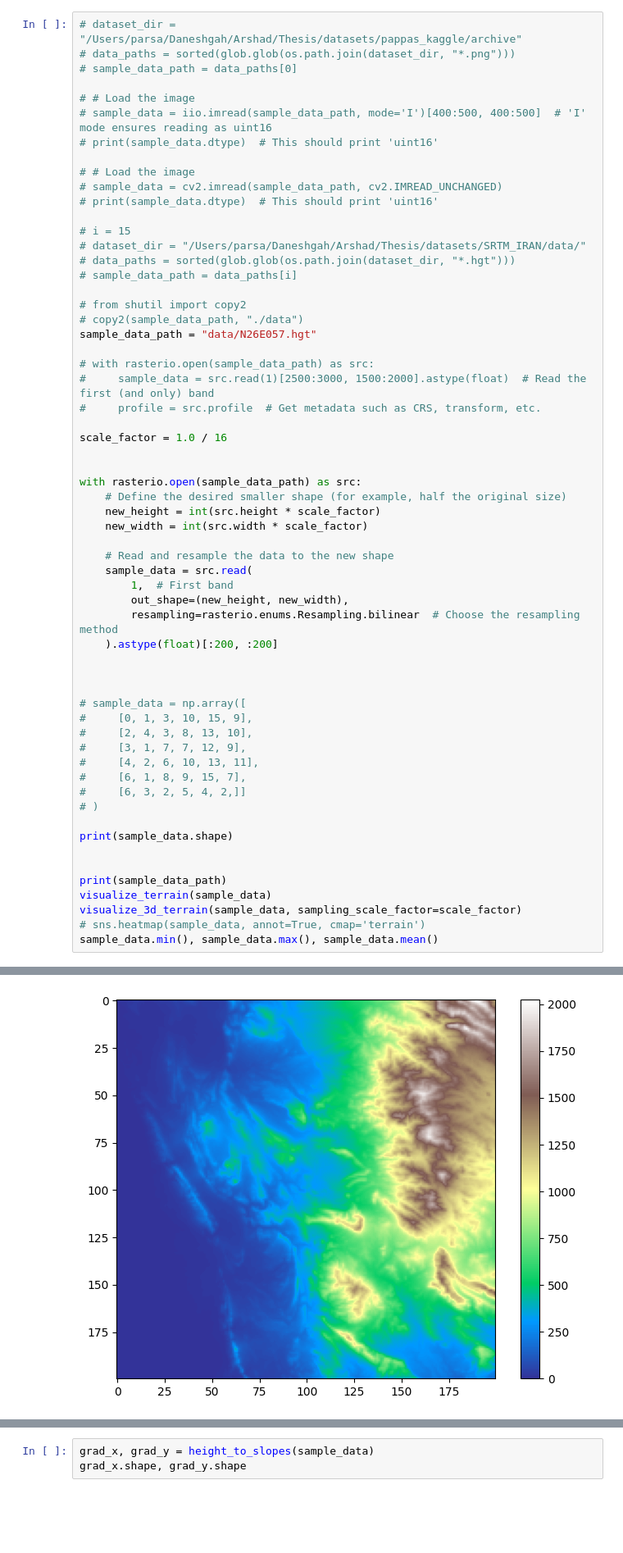
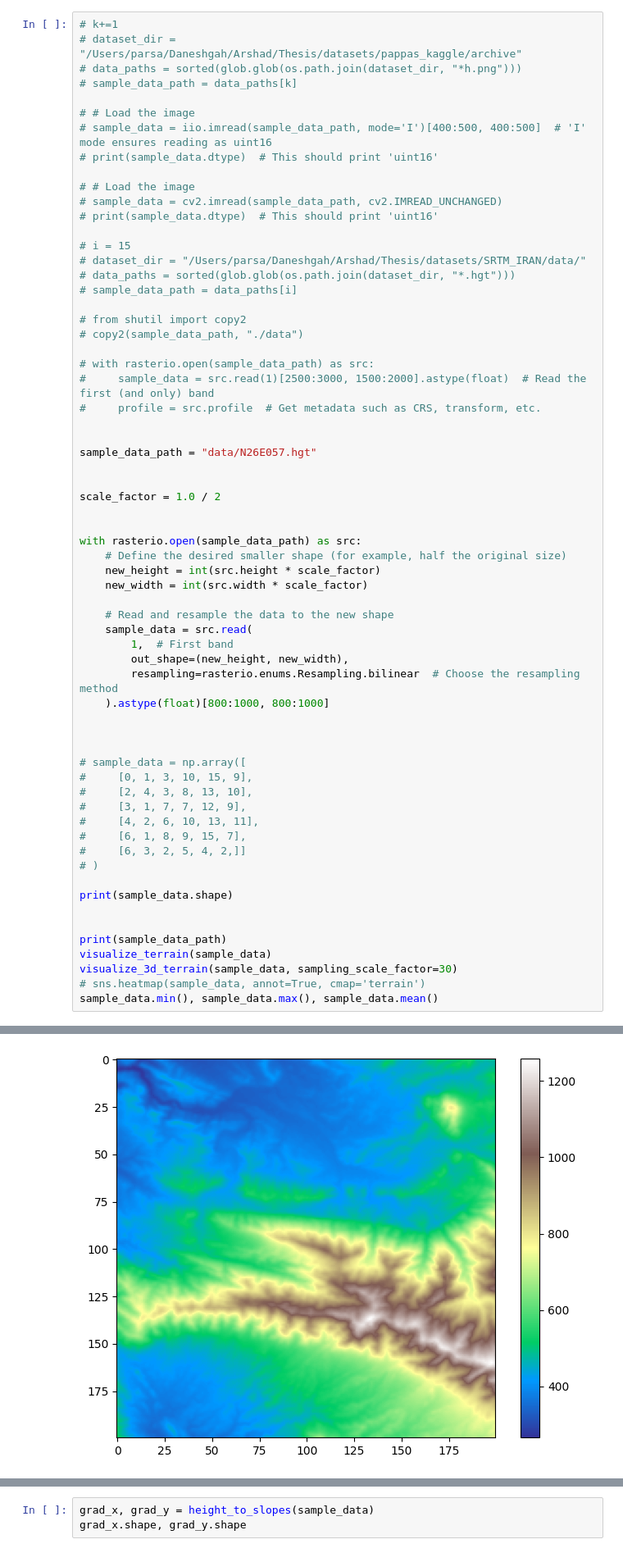
Before and after one commit to parsadaj/WaveFunctionCollapse, a Jupyter notebook: terrain_wfc.ipynb, the cells around one changed output, grey strips where cells are left out. Shown at 82% size. Cells and saved outputs as stored; diff of their text form; blank space fills up the shorter version.

```diff
--- a/terrain_wfc.ipynb
+++ b/terrain_wfc.ipynb
@@ -12,7 +15,8 @@ from functions import height_to_slopes, slopes_to_height
 # %%
+# k+=1
 # dataset_dir = "/Users/parsa/Daneshgah/Arshad/Thesis/datasets/pappas_kaggle/archive"
-# data_paths = sorted(glob.glob(os.path.join(dataset_dir, "*.png")))
-# sample_data_path = data_paths[0]
+# data_paths = sorted(glob.glob(os.path.join(dataset_dir, "*h.png")))
+# sample_data_path = data_paths[k]
 
 # # Load the image
 # sample_data = iio.imread(sample_data_path, mode='I')[400:500, 400:500]  # 'I' mode ensures reading as uint16
@@ -29,13 +33,16 @@ from functions import height_to_slopes, slopes_to_height
 
 # from shutil import copy2
 # copy2(sample_data_path, "./data")
-sample_data_path = "data/N26E057.hgt"
 
 # with rasterio.open(sample_data_path) as src:
 #     sample_data = src.read(1)[2500:3000, 1500:2000].astype(float)  # Read the first (and only) band
 #     profile = src.profile  # Get metadata such as CRS, transform, etc.
 
-scale_factor = 1.0 / 16
+
+sample_data_path = "data/N26E057.hgt"
+
+
+scale_factor = 1.0 / 2
 
 
 with rasterio.open(sample_data_path) as src:
@@ -43,33 +50,33 @@ with rasterio.open(sample_data_path) as src:
     new_height = int(src.height * scale_factor)
     new_width = int(src.width * scale_factor)
 
     # Read and resample the data to the new shape
     sample_data = src.read(
         1,  # First band
         out_shape=(new_height, new_width),
         resampling=rasterio.enums.Resampling.bilinear  # Choose the resampling method
-    ).astype(float)[:200, :200]
+    ).astype(float)[800:1000, 800:1000]
 
 
 
 # sample_data = np.array([
 #     [0, 1, 3, 10, 15, 9],
 #     [2, 4, 3, 8, 13, 10],
 #     [3, 1, 7, 7, 12, 9],
 #     [4, 2, 6, 10, 13, 11],
 #     [6, 1, 8, 9, 15, 7],
 #     [6, 3, 2, 5, 4, 2,]]
 # )
 
 print(sample_data.shape)
 
 
 print(sample_data_path)
 visualize_terrain(sample_data)
-visualize_3d_terrain(sample_data, sampling_scale_factor=scale_factor)
+visualize_3d_terrain(sample_data, sampling_scale_factor=30)
 # sns.heatmap(sample_data, annot=True, cmap='terrain')
 sample_data.min(), sample_data.max(), sample_data.mean()
 # %% [output]
 (200, 200)
 data/N26E057.hgt
-[figure, old version]
+[figure, new version]
```
Also changed, not shown: parts of 10 cells of this notebook.
